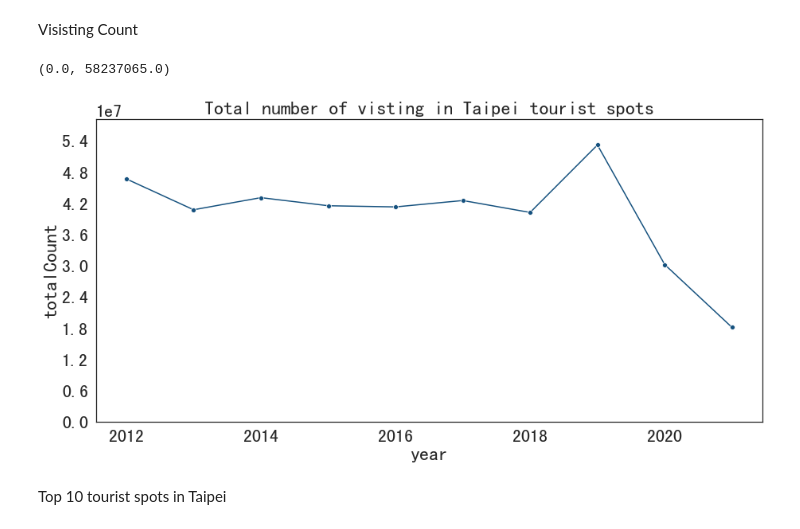
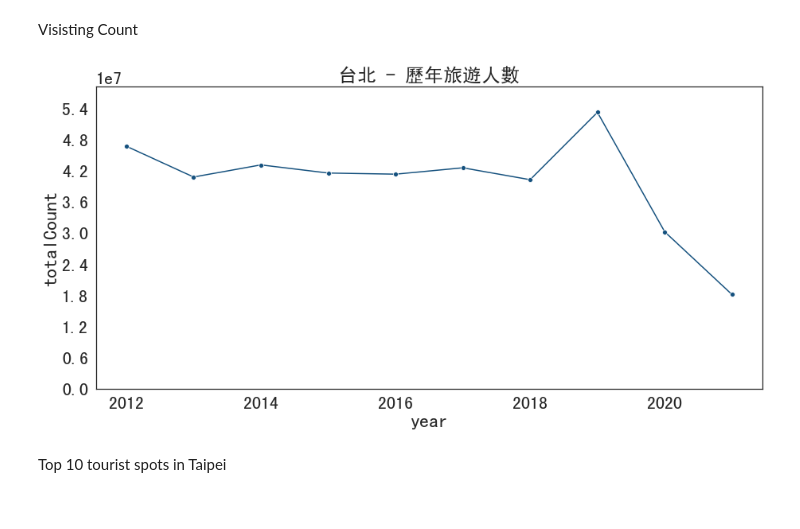
Before and after one commit to Jasmine-fe/DataAnalysis_TaipeiTouristSpot, a Jupyter notebook: TaipeiTouristSpot.ipynb, the cells around one changed output. Drawn from its saved outputs; the diff is of its cells as text; code cells hidden in the pictures.

```diff
--- a/TaipeiTouristSpot.ipynb
+++ b/TaipeiTouristSpot.ipynb
@@ -88,13 +140,12 @@ Visisting Count
 # %%
 taipeiTouristTotalCount = taipeiTouristSpotData.groupby(['year'], as_index=False).agg(totalCount=("totalCount", "sum"))
 fig, (ax1) = plt.subplots(1, 1, figsize=(15, 7))
-sns.lineplot(data = taipeiTouristTotalCount, x = "year", y = "totalCount", marker='o', color = primaryColor).set_title("Total number of visting in Taipei tourist spots")
+sns.lineplot(data = taipeiTouristTotalCount, x = "year", y = "totalCount", marker='o', color = primaryColor).set_title("台北 - 歷年旅遊人數")
 ax1.yaxis.set_major_locator(MaxNLocator(integer=True))
 ax1.set_ylim(0, max(taipeiTouristTotalCount["totalCount"])+0.5e7)
-# plt.savefig(f"./output/totalVisitingCount_Year.png", dpi=1200, facecolor=fig.get_facecolor())
+plt.savefig(f"./output/totalVisitingCount_Year.png", dpi=1200, facecolor=fig.get_facecolor())
 # %% [output]
-(0.0, 58237065.0)
-[figure, old version]
+[figure, new version]
 # %% [markdown]
 Top 10 tourist spots in Taipei
 # %%
```
Also changed, not shown: parts of 13 cells of this notebook.
